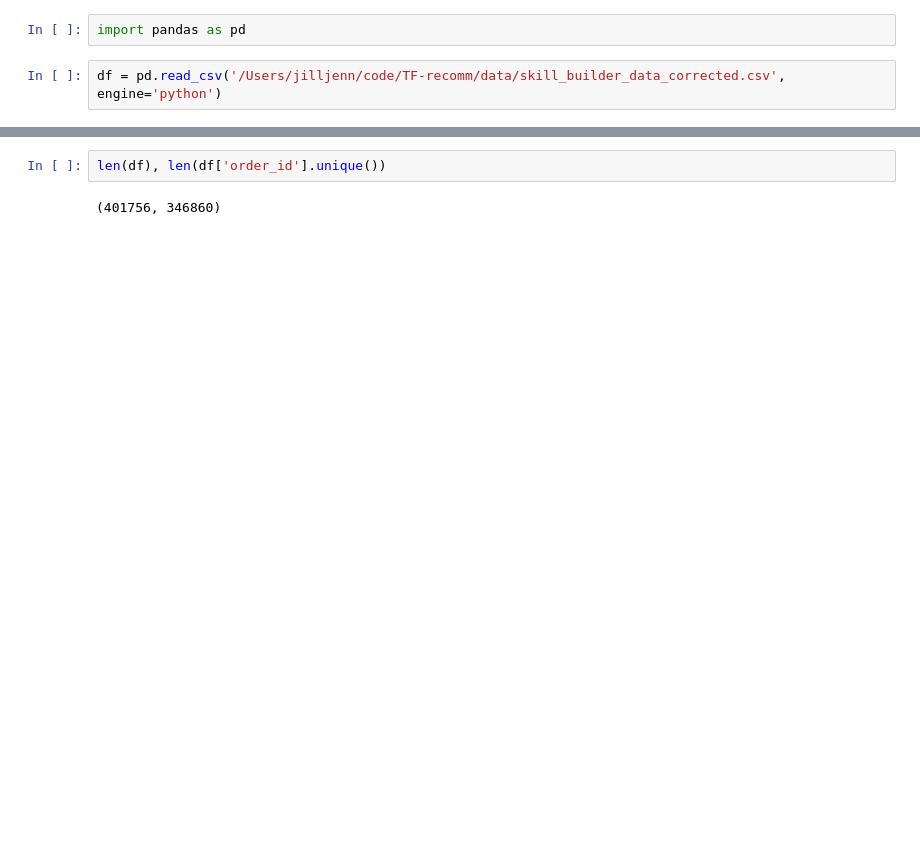
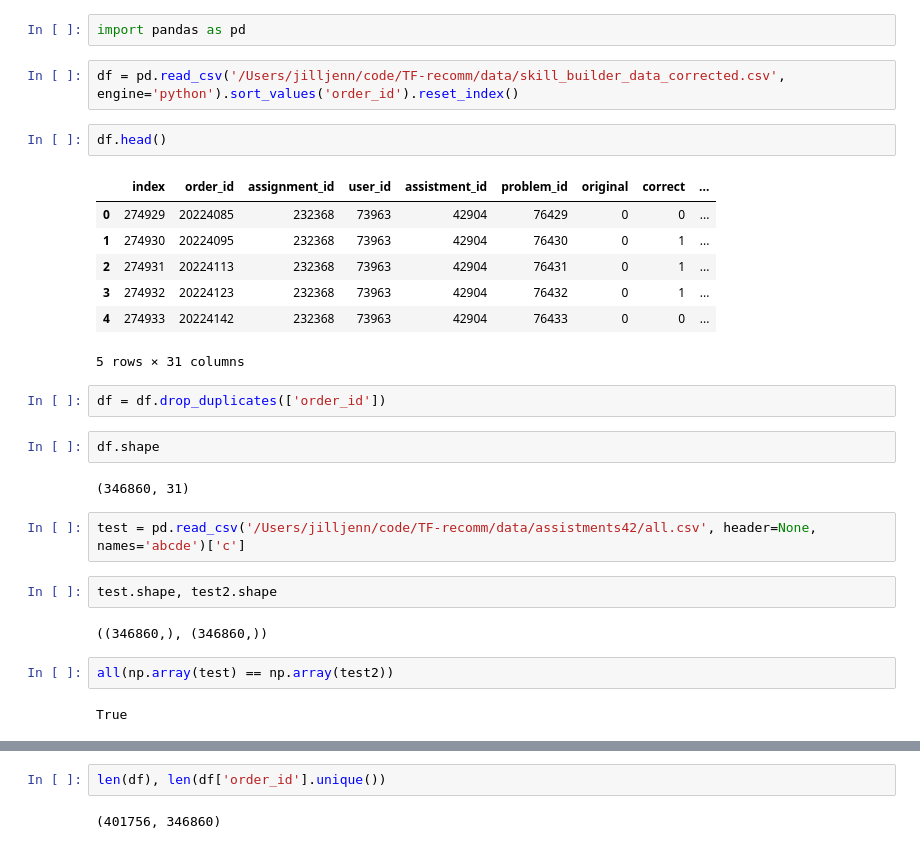
Before and after one commit to jilljenn/TF-recomm, a Jupyter notebook: doc/Assistments from scratch.ipynb, the cells around one changed output, grey strips where cells are left out. Drawn from its saved outputs; the diff is of its cells as text; blank space fills up the shorter version.

```diff
--- a/doc/Assistments from scratch.ipynb
+++ b/doc/Assistments from scratch.ipynb
@@ -1,4 +1,30 @@
 # %%
 import pandas as pd
 # %%
-df = pd.read_csv('/Users/jilljenn/code/TF-recomm/data/skill_builder_data_corrected.csv', engine='python')
+df = pd.read_csv('/Users/jilljenn/code/TF-recomm/data/skill_builder_data_corrected.csv', engine='python').sort_values('order_id').reset_index()
+# %%
+df.head()
+# %% [output]
+|  | index | order_id | assignment_id | user_id | assistment_id | problem_id | original | correct | ... |
+| 0 | 274929 | 20224085 | 232368 | 73963 | 42904 | 76429 | 0 | 0 | ... |
+| 1 | 274930 | 20224095 | 232368 | 73963 | 42904 | 76430 | 0 | 1 | ... |
+| 2 | 274931 | 20224113 | 232368 | 73963 | 42904 | 76431 | 0 | 1 | ... |
+| 3 | 274932 | 20224123 | 232368 | 73963 | 42904 | 76432 | 0 | 1 | ... |
+| 4 | 274933 | 20224142 | 232368 | 73963 | 42904 | 76433 | 0 | 0 | ... |
+5 rows × 31 columns
+# %%
+df = df.drop_duplicates(['order_id'])
+# %%
+df.shape
+# %% [output]
+(346860, 31)
+# %%
+test = pd.read_csv('/Users/jilljenn/code/TF-recomm/data/assistments42/all.csv', header=None, names='abcde')['c']
+# %%
+test.shape, test2.shape
+# %% [output]
+((346860,), (346860,))
+# %%
+all(np.array(test) == np.array(test2))
+# %% [output]
+True
```
Also changed, not shown: parts of 18 cells of this notebook, 7 other files.
